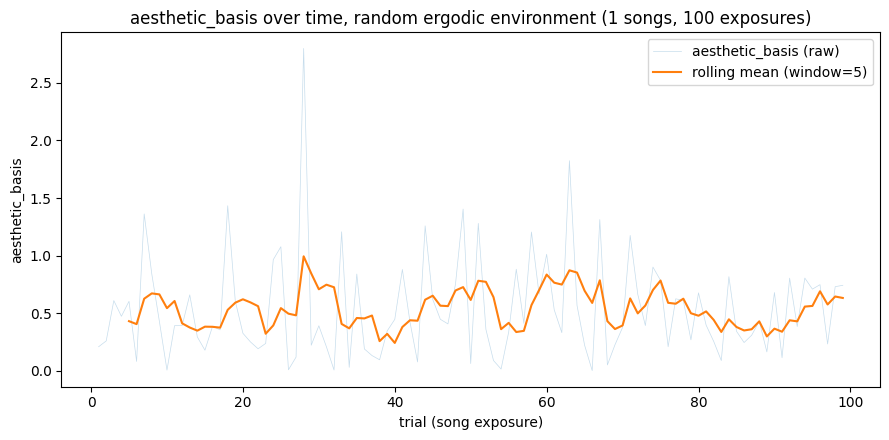
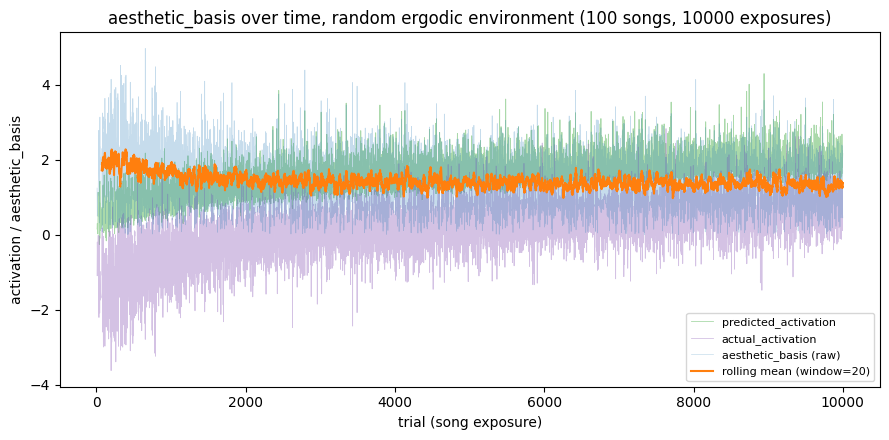
The change to this notebook cell's code, shown as a diff; its figure went from the first image to the second:
--- before
+++ after
@@ -1,11 +1,23 @@
 fig, ax = plt.subplots(figsize=(9, 4.5))
-ax.plot(df["trial"], df["aesthetic_basis"], alpha=0.25, linewidth=0.5, label="aesthetic_basis (raw)")
+ax.plot(df["trial"], df["predicted_activation"], alpha=0.4, linewidth=0.6,
+        color="tab:green", label="predicted_activation")
+ax.plot(df["trial"], df["actual_activation"], alpha=0.4, linewidth=0.6,
+        color="tab:purple", label="actual_activation")
+ax.plot(df["trial"], df["aesthetic_basis"], alpha=0.25, linewidth=0.5,
+        color="tab:blue", label="aesthetic_basis (raw)")
 ax.plot(df["trial"], df["aesthetic_basis_rolling_mean"], linewidth=1.5,
-        label=f"rolling mean (window={WINDOW})")
+        color="tab:orange", label=f"rolling mean (window={WINDOW})")
+
+if ANNOTATE_SONGS:
+    step = max(1, len(df) // ANNOTATE_MAX_LABELS)
+    for _, row in df.iloc[::step].iterrows():
+        ax.annotate(row["actual_song_id"], (row["trial"], row["actual_activation"]),
+                    fontsize=7, rotation=90, textcoords="offset points", xytext=(0, 5))
+
 ax.set_xlabel("trial (song exposure)")
-ax.set_ylabel("aesthetic_basis")
+ax.set_ylabel("activation / aesthetic_basis")
 ax.set_title(f"aesthetic_basis over time, random ergodic environment "
              f"({NUM_SONGS} songs, {NUM_EXPOSURES} exposures)")
-ax.legend()
+ax.legend(fontsize=8)
 fig.tight_layout()
 fig.savefig("../results/figures/design1_ergodic_timeseries.png", dpi=150)

Commit: Expose noise/decay as parameters; plot raw activations; flagged song labels